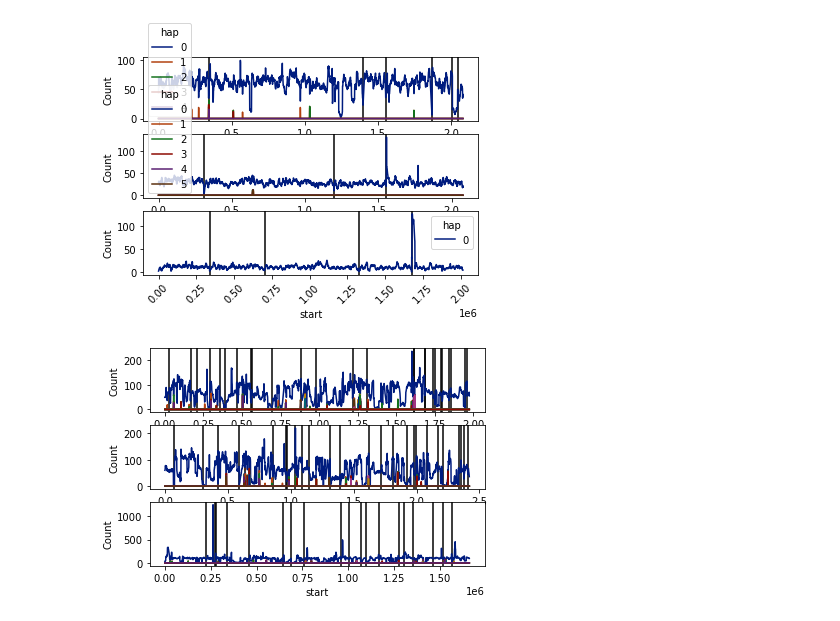
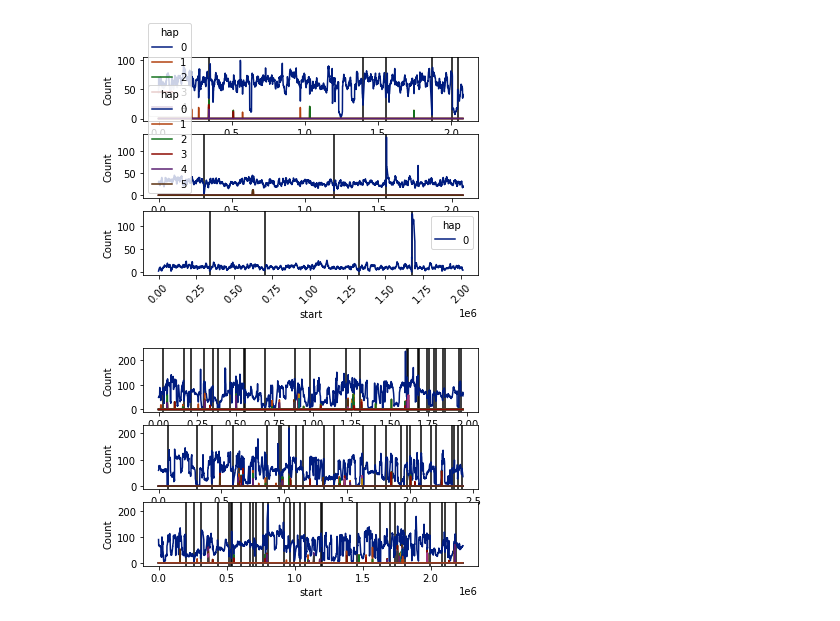
Before and after one commit to njdbickhart/labnotes, a Jupyter notebook: project_notes/metagenomics/jupyter_sheep_metagenome_stats_2020_12_11.ipynb, the cells around one changed output. Drawn from its saved outputs; the diff is of its cells as text; code cells hidden in the pictures.

```diff
--- a/project_notes/metagenomics/jupyter_sheep_metagenome_stats_2020_12_11.ipynb
+++ b/project_notes/metagenomics/jupyter_sheep_metagenome_stats_2020_12_11.ipynb
@@ -218,7 +218,7 @@ plt.xlim(0, 500)
 
 Using the mash distance association data I created earlier, I am going to try to create bipartite plots that show the correspondence between the HiFi assembly and each CLR dataset.
 # %%
-df = pd.read_csv("C:/SharedFolders/metagenomics/tim_sheep/strain_determination/flye4_strain_associations.table", sep='\t', index_col=False, header=(0))
+df = pd.read_csv("C:/SharedFolders/metagenomics/tim_sheep/strain_determination/flye4_strain_associations_filt.table", sep='\t', index_col=False, header=(0))
 
 #print(df.head())
 
@@ -346,28 +346,28 @@ plt.savefig("C:/SharedFolders/metagenomics/tim_sheep/strain_determination/exampl
 # %%
 # Now for the CLR bins
 fig, axs = plt.subplots(3)
-for i, file in enumerate(["clr1.bin3c.451.nolines.wins", "clr2.bin3c.327.nolines.wins", "clr3.bin3c.236.nolines.wins"]):
+for i, file in enumerate(["clr1.bin3c.451.nolines.wins", "clr2.bin3c.327.nolines.wins", "clr3.bin3c.367.nolines.wins"]):
     tdf = pd.read_table("C:/SharedFolders/metagenomics/tim_sheep/strain_determination/example_clostridia/" + file, sep="\t", header=0)
 
     breaks = []
     last = "NO"
     for j, row in tdf.iterrows():
         if last == "NO":
             last = row['contig']
             continue
         elif last != row['contig']:
             breaks.append(row['start'])
         last = row['contig']
 
     tdata = tdf[['start','hap','count']].pivot_table(index='start', columns='hap', values='count', fill_value=0, aggfunc='sum').unstack().to_frame().rename(columns={0:'Count'})
     sns.lineplot(data=tdata, x='start', y='Count', hue='hap', ax=axs[i], palette='dark')
 
     if len(breaks) > 1:
         for b in breaks:
             axs[i].axvline(b, ls='-', c='k', zorder=-1)
 
 for a in axs:
     a.get_legend().remove()
 plt.savefig("C:/SharedFolders/metagenomics/tim_sheep/strain_determination/example_clostridia/clr.combined.clostridia.plots.pdf")
 # %% [output]
-[figure, old version]
+[figure, new version]
```
Also changed, not shown: parts of 3 cells of this notebook, 4 other files.
